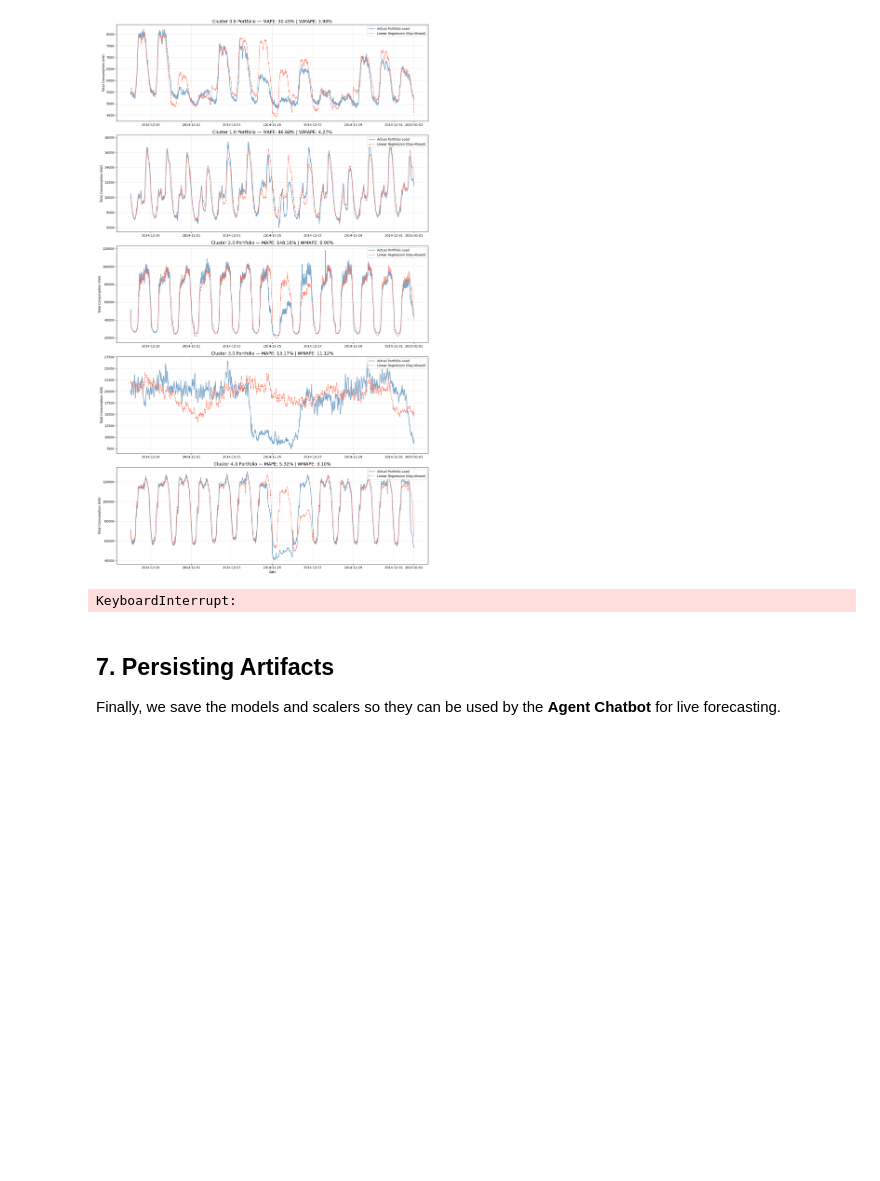
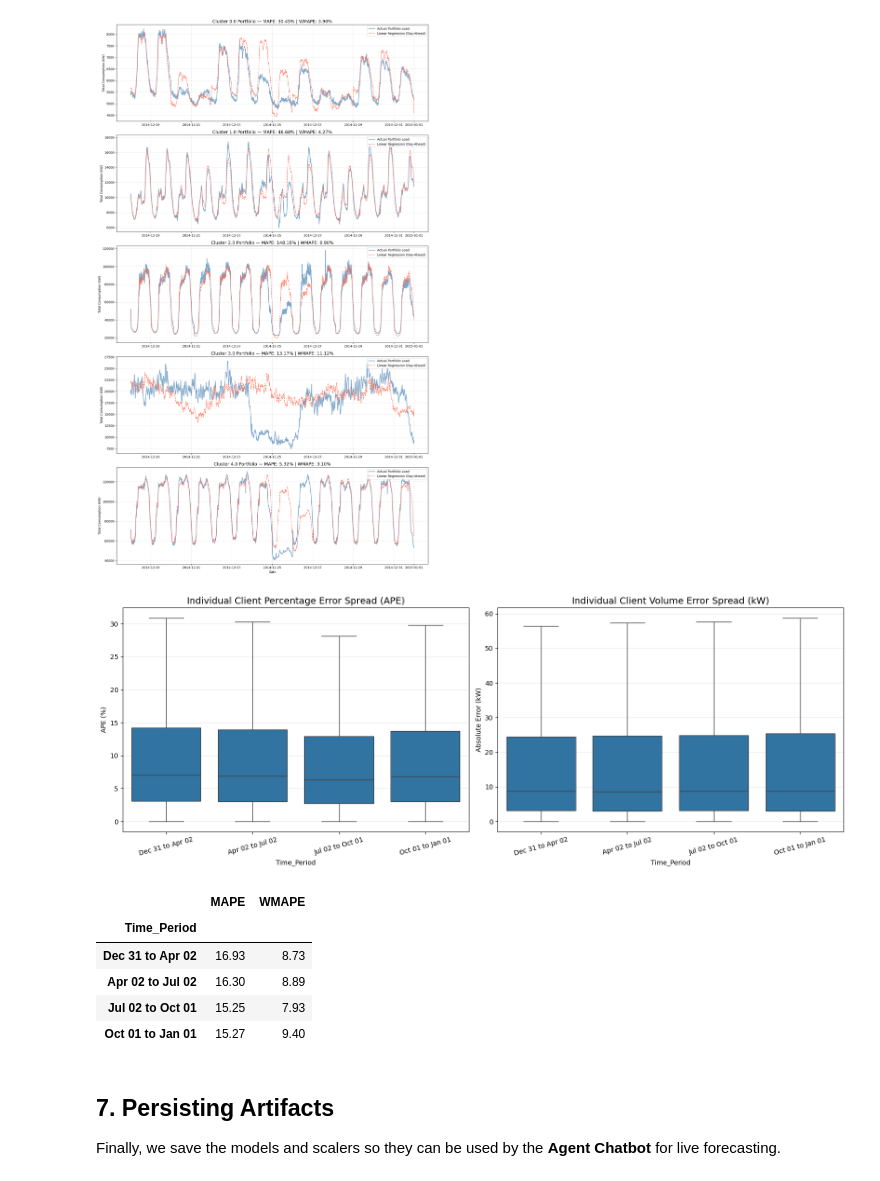
Before and after one commit to lucabarattini/forecasting-electricity, a Jupyter notebook: notebooks/lr_playground.ipynb, the cells around one changed output. Saved outputs shown, nothing was run; the diff lists cells and outputs as text; code cells hidden in the pictures; blank space fills up the shorter version.

```diff
--- a/notebooks/lr_playground.ipynb
+++ b/notebooks/lr_playground.ipynb
@@ -186,9 +174,16 @@ plot_cluster_portfolio(cluster_eval, summary, model_label="Linear Regression")
 [figure]
 # %%
 # Perform time-period split analysis
-analyze_time_periods(test_df)
+summary = analyze_time_periods(test_df)
+display(summary)
 # %% [output]
-KeyboardInterrupt:
+[figure, added]
+|  | MAPE | WMAPE |
+| Time_Period |  |  |
+| Dec 31 to Apr 02 | 16.93 | 8.73 |
+| Apr 02 to Jul 02 | 16.30 | 8.89 |
+| Jul 02 to Oct 01 | 15.25 | 7.93 |
+| Oct 01 to Jan 01 | 15.27 | 9.40 |
 # %% [markdown]
 ## 7. Persisting Artifacts
 
```
Also changed, not shown: parts of 4 cells of this notebook, 6 other files.
